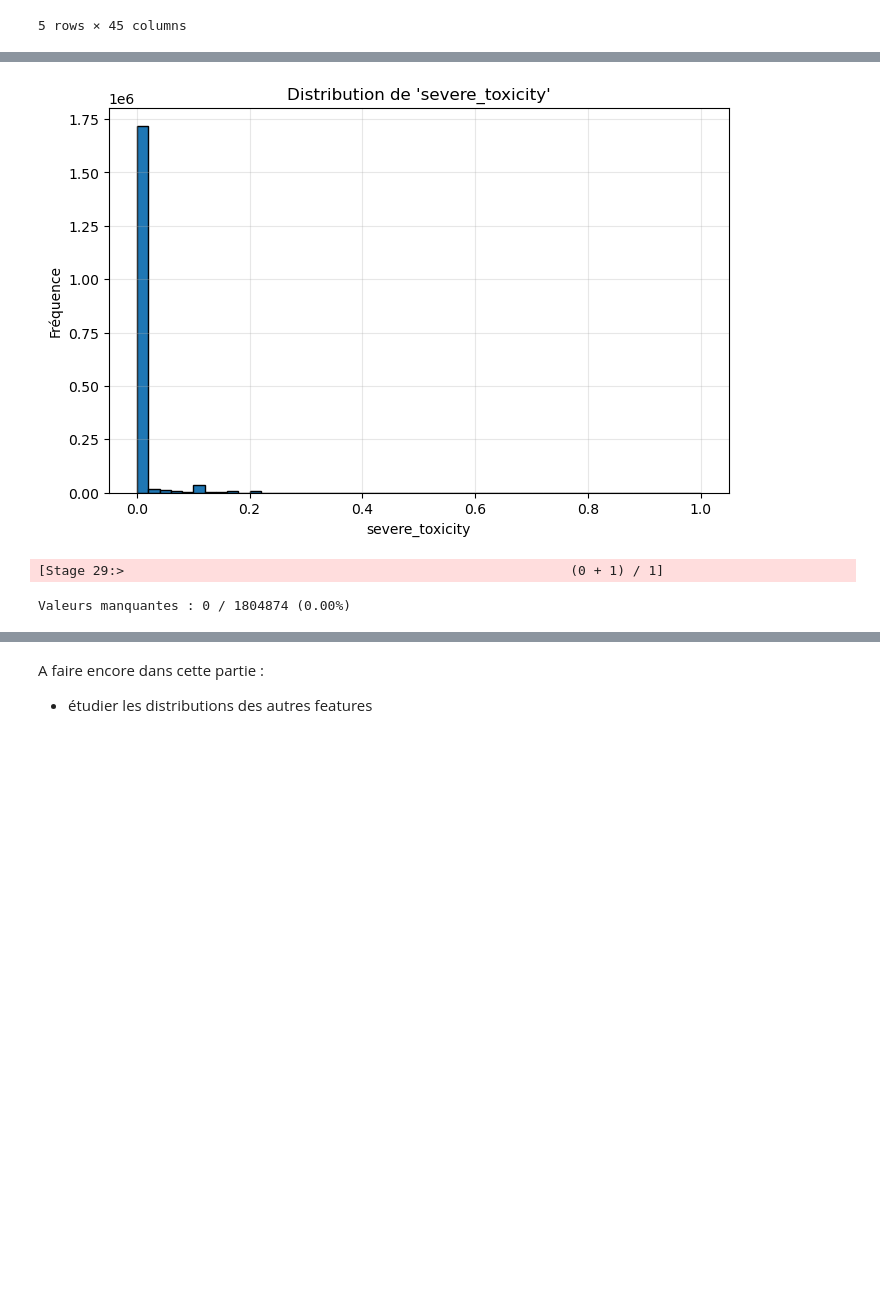
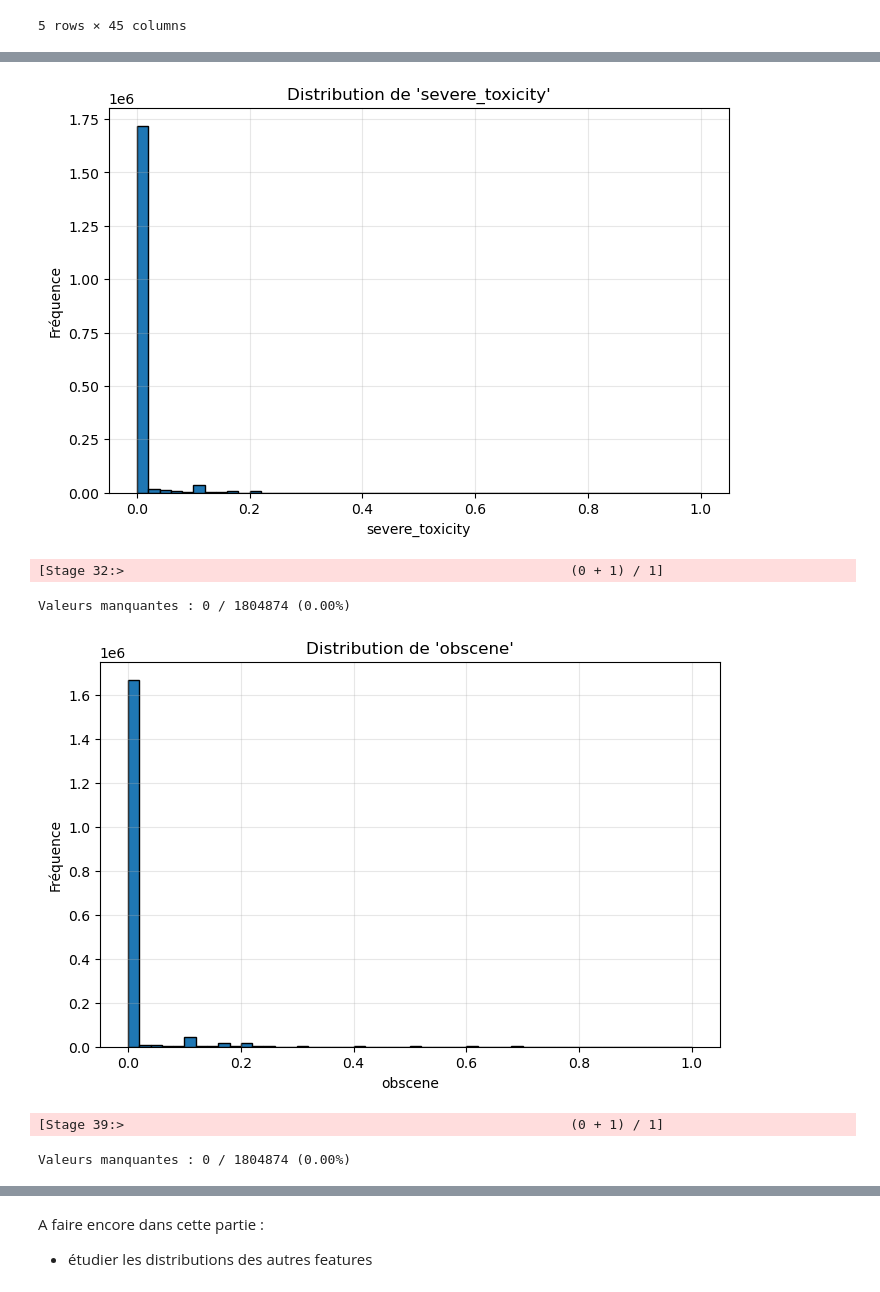
Before and after one commit to nicolasweill/MTI850-Final_Project, a Jupyter notebook: FinalProject-Rob.ipynb, the cells around one changed output, grey strips where cells are left out. Drawn from its saved outputs; the diff is of its cells as text; code cells hidden in the pictures; blank space fills up the shorter version.

Commit message:
ajout des autres graphiques de distribution

```diff
--- a/FinalProject-Rob.ipynb
+++ b/FinalProject-Rob.ipynb
@@ -108,7 +110,7 @@ train = (
     .option("inferSchema", True)
     .option("multiLine", True) # commentaires multilignes
     .option("escape", "\"") # les " internes à un comment ne ferment pas le champ
-    .load("../train.csv")
+    .load("train.csv")
 )
 # %%
 train.printSchema()
@@ -186,5 +188,11 @@ Valeurs manquantes : 0 / 1804874 (0.00%)
 describe_col(train, "severe_toxicity")
 # %% [output]
 [figure]
-[Stage 29:>                                                         (0 + 1) / 1]
+[Stage 32:>                                                         (0 + 1) / 1]
 Valeurs manquantes : 0 / 1804874 (0.00%)
+# %%
+describe_col(train, "obscene")
+# %% [output]
+[figure, added]
+[Stage 39:>                                                         (0 + 1) / 1]
+Valeurs manquantes : 0 / 1804874 (0.00%)
```
Also changed, not shown: parts of 7 cells of this notebook.
